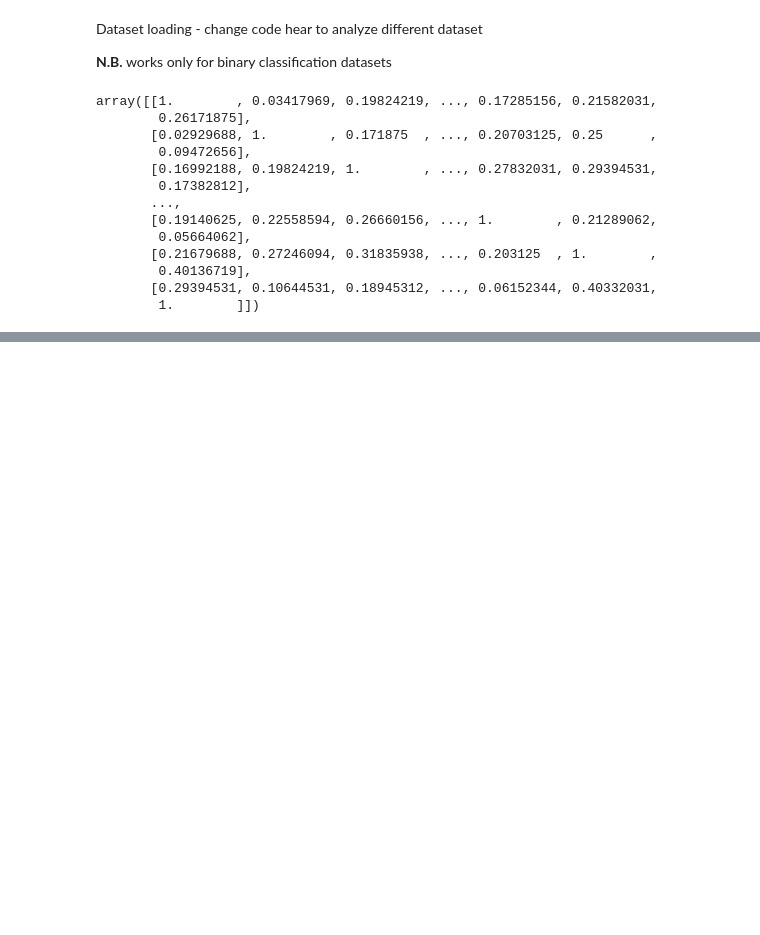
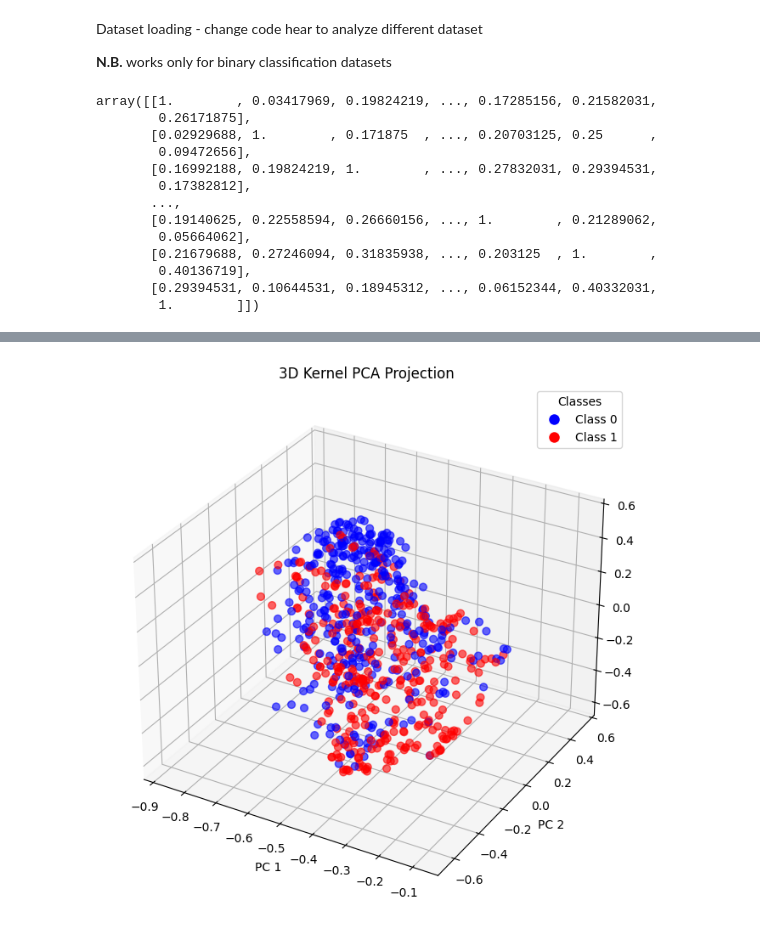
Before and after one commit to barra-white/qml-explainability-by-parts, a Jupyter notebook: explainability/qsvc/kernel/kernel-eigen.ipynb, the cells around one changed output, grey strips where cells are left out. Cells and saved outputs as stored; diff of their text form; code cells hidden in the pictures; blank space fills up the shorter version.

```diff
--- a/explainability/qsvc/kernel/kernel-eigen.ipynb
+++ b/explainability/qsvc/kernel/kernel-eigen.ipynb
@@ -137,0 +224,31 @@ plt.show()
+# %%
+class_colors_map = {0: 'blue', 1: 'red'}
+colors_by_class = np.array([class_colors_map[label] for label in y_train_balanced])
+labels_by_class = np.array([f'Class {label}' for label in y_train_balanced])
+# %%
+fig = plt.figure(figsize=(10, 8))
+ax = fig.add_subplot(111, projection='3d')
+
+scatter = ax.scatter(
+    proj_data_3d[:, 0],
+    proj_data_3d[:, 1],
+    proj_data_3d[:, 2],
+    c=colors_by_class,
+    s=40,
+    alpha=0.6
+)
+
+ax.set_title("3D Kernel PCA Projection")
+ax.set_xlabel("PC 1")
+ax.set_ylabel("PC 2")
+
+# Create legend manually for classes
+handles = [plt.Line2D([0], [0], marker='o', color='w', label='Class 0',
+                          markerfacecolor='blue', markersize=10),
+           plt.Line2D([0], [0], marker='o', color='w', label='Class 1',
+                          markerfacecolor='red', markersize=10)]
+ax.legend(handles=handles, title="Classes")
+
+plt.show()
+# %% [output]
+[figure, added]
```
Also changed, not shown: parts of 18 cells of this notebook.
